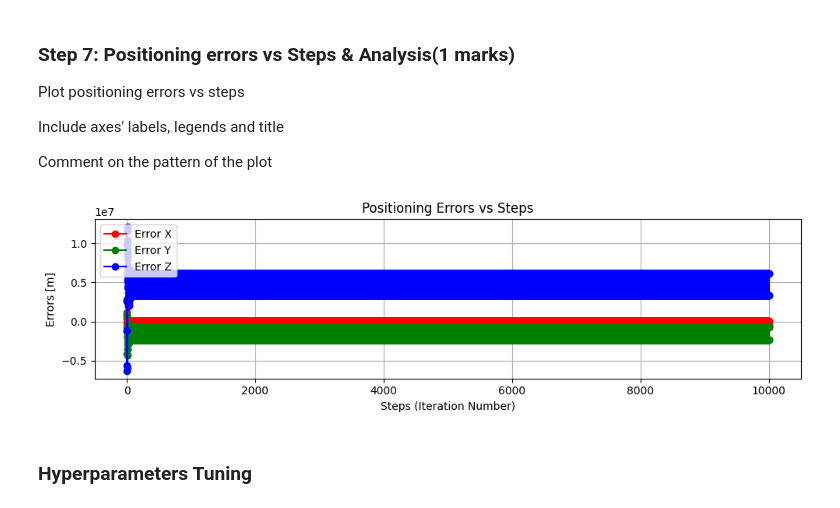
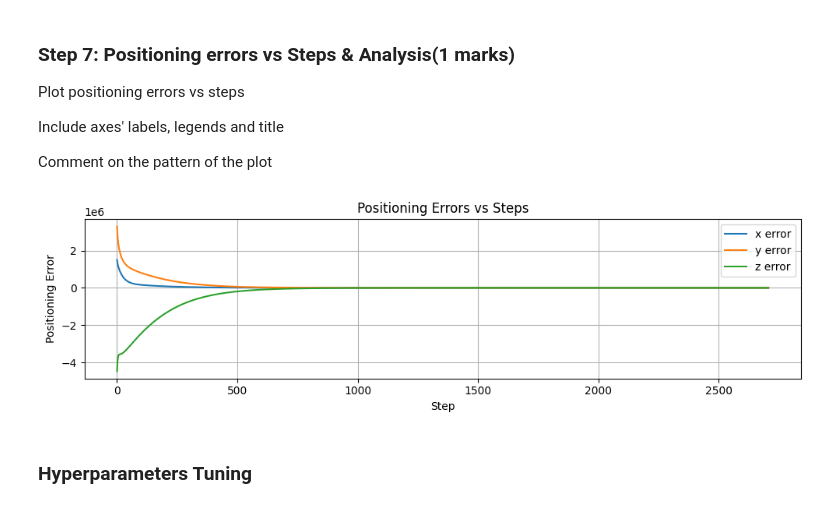
Before and after one commit to GlenaHussein/ENGG680_2025_Fall, a Jupyter notebook: Lab Assignment 2/Assignment2_upload.ipynb, the cells around one changed output. Saved outputs shown, nothing was run; the diff lists cells and outputs as text; code cells hidden in the pictures.

```diff
--- a/Lab Assignment 2/Assignment2_upload.ipynb
+++ b/Lab Assignment 2/Assignment2_upload.ipynb
@@ -605,17 +580,20 @@ Print:
 *   final cost value
 *   final gradient values
 # %%
-optimized_params = gradient_descent(pseudorange_noise, satellite_pos)
-optimized_pos = optimized_params[:3]
-optimized_cdT = optimized_params[3]
-final_position_error = optimized_pos - GroundTruth
-final_cost = cost_function(optimized_pos, optimized_cdT, satellite_pos, pseudorange_noise)
-final_grad = gradient(optimized_pos, optimized_cdT, satellite_pos, pseudorange_noise)
+arr_cost= []
+arr_grad= []
+arr_err=[]
+steps_count=0
+pseudo_range = pseudorange[:,1].astype(float)
+satellite_pos = sat_pos[:,1:]
+
+optimized_params = gradient_descent(pseudo_range, satellite_pos,learning_rate=0.01, max_iters=10000, tolerance=1e-5)
 
 # print the mentioned metrics
-print("Optimized Parameters:", optimized_params)
-print("Final position erros of receiver:", final_position_error)
-print("Number of steps taken for convergence:", steps_count)
-print("Final cost value:", final_cost)
-print("Final gradient values:", final_grad)
+print("Optimized parameters are: ", optimized_params)
+pos_err = optimized_params[:3] - GroundTruth
+print("Final position erros of receiver ar: ", pos_err)
+print("Number of steps taken is: ", steps_count)
+print("Final cost value is: ", arr_cost[steps_count-1])
+print("Final gradient values are: ", arr_grad[steps_count-1])
 # %% [output]
@@ -698,24 +675,25 @@ Comment on the pattern of the plot
 # %%
 fig, ax = plt.subplots(nrows=1, ncols=1, figsize=(10, 3))
 # (0.5 marks)
-arr_err_np = np.array(arr_err)
-ax.plot(arr_err_np[:, 0], marker='o', linestyle='-', color='r', label='Error X')
-ax.plot(arr_err_np[:, 1], marker='o', linestyle='-', color='g', label='Error Y')
-ax.plot(arr_err_np[:, 2], marker='o', linestyle='-', color='b', label='Error Z')
+err_arr = np.array(arr_err)
+ax.plot(err_arr[:,0], label='x error')
+ax.plot(err_arr[:,1], label='y error')
+ax.plot(err_arr[:,2], label='z error')
 
-ax.set_xlabel('Steps (Iteration Number)')
-ax.set_ylabel('Errors [m]')
-ax.set_title('Positioning Errors vs Steps')
+ax.set_xlabel("Step")
+ax.set_ylabel("Positioning Error")
+ax.set_title("Positioning Errors vs Steps")
 ax.legend()
 ax.grid(True)
 fig.tight_layout()
 plt.show()
 
 # Comment on the pattern
 # (0.5 marks)
-# chunky lines, the plot oscillates a lot probably because learning rate is too high
+# As we can see, positioning errors also start very large and decrease as model moves in gradient's direction with certain learning rate.
+# Eventually positioning errors approach zero, meaning approach true receiver position, as model converges.
 # %% [output]
-[figure, old version]
+[figure, new version]
 # %% [markdown]
 ### **Hyperparameters Tuning**
 # %% [markdown]
```
Also changed, not shown: parts of 26 cells of this notebook.
